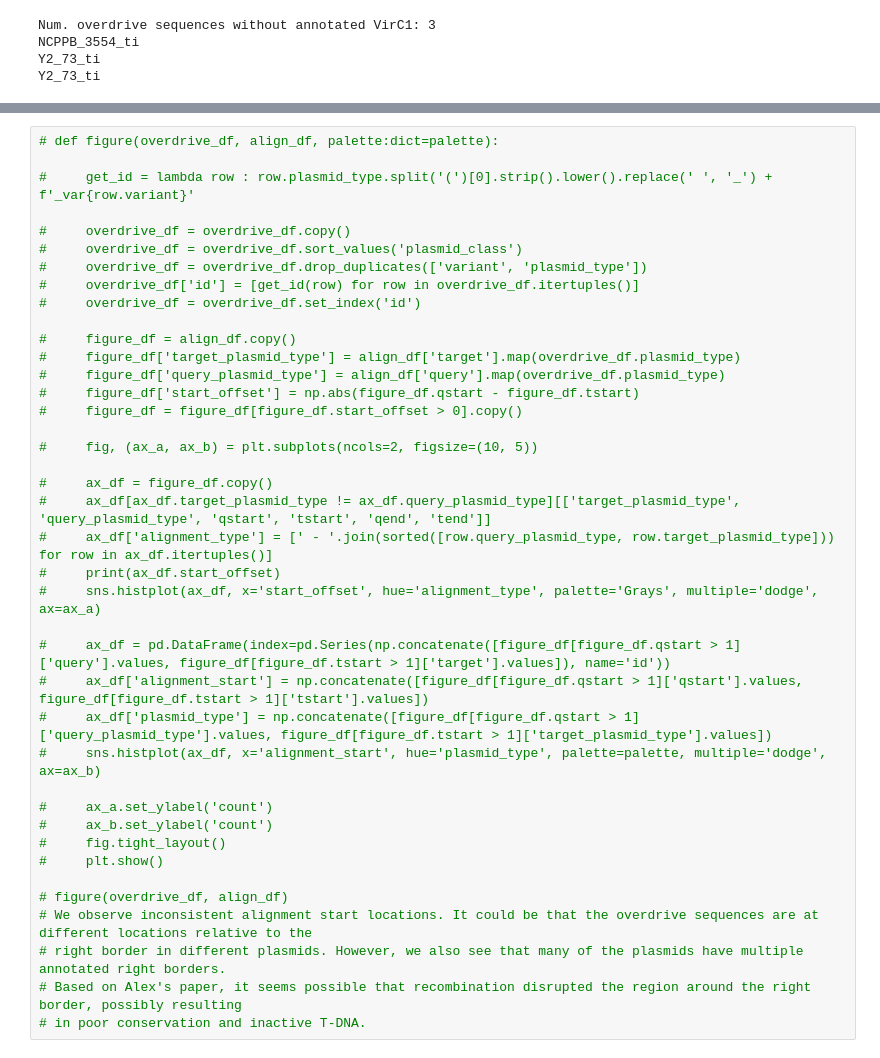
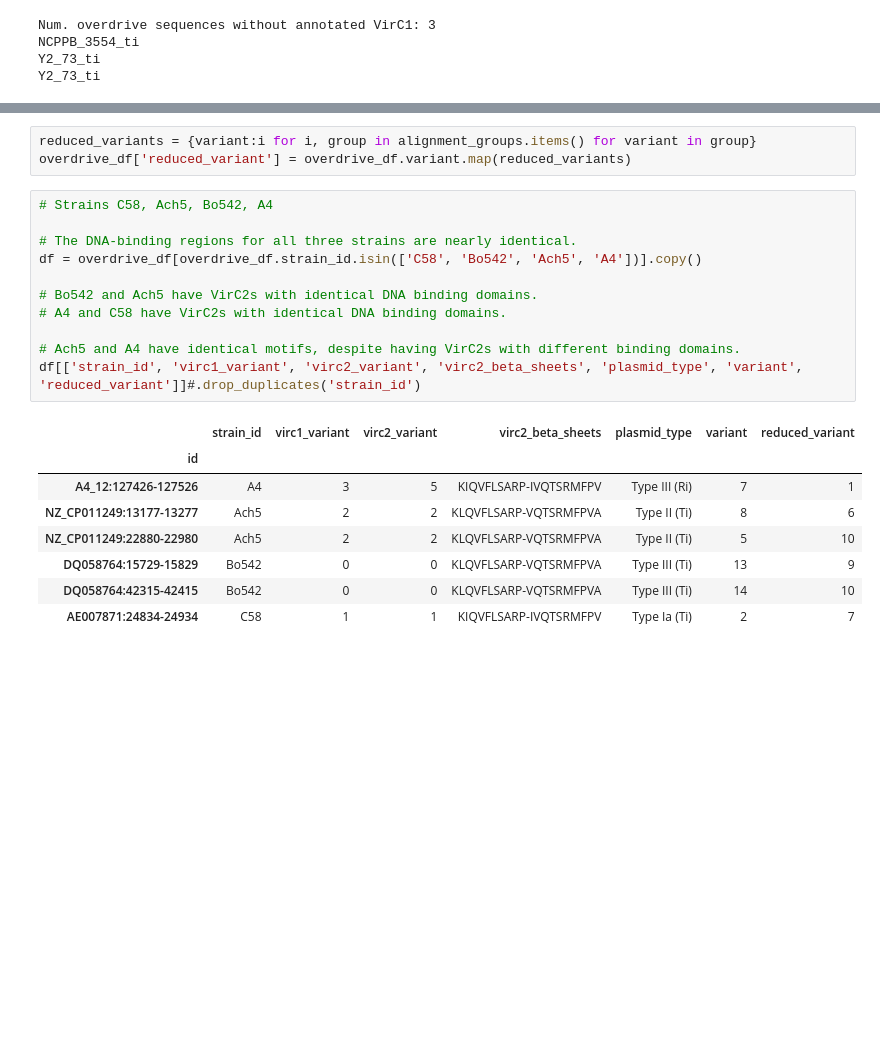
Before and after one commit to pipparichter/overdrive, a Jupyter notebook: notebooks/sandbox-1.1.ipynb, the cells around one changed output, grey strips where cells are left out. Drawn from its saved outputs; the diff is of its cells as text; blank space fills up the shorter version.

```diff
--- a/notebooks/sandbox-1.1.ipynb
+++ b/notebooks/sandbox-1.1.ipynb
@@ -478,40 +373,23 @@ KeyError: "['type_ivc_var17', 'type_ivb_var18', 'type_iii_var15', 'type_ii_var9'
-# %%
-# def figure(overdrive_df, align_df, palette:dict=palette):
-
-#     get_id = lambda row : row.plasmid_type.split('(')[0].strip().lower().replace(' ', '_') + f'_var{row.variant}'
-
-#     overdrive_df = overdrive_df.copy()
-#     overdrive_df = overdrive_df.sort_values('plasmid_class')
-#     overdrive_df = overdrive_df.drop_duplicates(['variant', 'plasmid_type'])
-#     overdrive_df['id'] = [get_id(row) for row in overdrive_df.itertuples()]
-#     overdrive_df = overdrive_df.set_index('id')
-
-#     figure_df = align_df.copy()
-#     figure_df['target_plasmid_type'] = align_df['target'].map(overdrive_df.plasmid_type)
-#     figure_df['query_plasmid_type'] = align_df['query'].map(overdrive_df.plasmid_type)
-#     figure_df['start_offset'] = np.abs(figure_df.qstart - figure_df.tstart)
-#     figure_df = figure_df[figure_df.start_offset > 0].copy()
-
-#     fig, (ax_a, ax_b) = plt.subplots(ncols=2, figsize=(10, 5))
-
-#     ax_df = figure_df.copy()
-#     ax_df[ax_df.target_plasmid_type != ax_df.query_plasmid_type][['target_plasmid_type', 'query_plasmid_type', 'qstart', 'tstart', 'qend', 'tend']]
-#     ax_df['alignment_type'] = [' - '.join(sorted([row.query_plasmid_type, row.target_plasmid_type])) for row in ax_df.itertuples()]
-#     print(ax_df.start_offset)
-#     sns.histplot(ax_df, x='start_offset', hue='alignment_type', palette='Grays', multiple='dodge', ax=ax_a)
-
-#     ax_df = pd.DataFrame(index=pd.Series(np.concatenate([figure_df[figure_df.qstart > 1]['query'].values, figure_df[figure_df.tstart > 1]['target'].values]), name='id'))
-#     ax_df['alignment_start'] = np.concatenate([figure_df[figure_df.qstart > 1]['qstart'].values, figure_df[figure_df.tstart > 1]['tstart'].values])
-#     ax_df['plasmid_type'] = np.concatenate([figure_df[figure_df.qstart > 1]['query_plasmid_type'].values, figure_df[figure_df.tstart > 1]['target_plasmid_type'].values])
-#     sns.histplot(ax_df, x='alignment_start', hue='plasmid_type', palette=palette, multiple='dodge', ax=ax_b)
-
-#     ax_a.set_ylabel('count')
-#     ax_b.set_ylabel('count')
-#     fig.tight_layout()
-#     plt.show()
-
-# figure(overdrive_df, align_df)
-# We observe inconsistent alignment start locations. It could be that the overdrive sequences are at different locations relative to the
-# right border in different plasmids. However, we also see that many of the plasmids have multiple annotated right borders.
-# Based on Alex's paper, it seems possible that recombination disrupted the region around the right border, possibly resulting
-# in poor conservation and inactive T-DNA.
+# %%
+reduced_variants = {variant:i for i, group in alignment_groups.items() for variant in group}
+overdrive_df['reduced_variant'] = overdrive_df.variant.map(reduced_variants)
+# %%
+# Strains C58, Ach5, Bo542, A4
+
+# The DNA-binding regions for all three strains are nearly identical.
+df = overdrive_df[overdrive_df.strain_id.isin(['C58', 'Bo542', 'Ach5', 'A4'])].copy()
+
+# Bo542 and Ach5 have VirC2s with identical DNA binding domains.
+# A4 and C58 have VirC2s with identical DNA binding domains.
+
+# Ach5 and A4 have identical motifs, despite having VirC2s with different binding domains.
+df[['strain_id', 'virc1_variant', 'virc2_variant', 'virc2_beta_sheets', 'plasmid_type', 'variant', 'reduced_variant']]#.drop_duplicates('strain_id')
+# %% [output]
+|  | strain_id | virc1_variant | virc2_variant | virc2_beta_sheets | plasmid_type | variant | reduced_variant |
+| id |  |  |  |  |  |  |  |
+| A4_12:127426-127526 | A4 | 3 | 5 | KIQVFLSARP-IVQTSRMFPV | Type III (Ri) | 7 | 1 |
+| NZ_CP011249:13177-13277 | Ach5 | 2 | 2 | KLQVFLSARP-VQTSRMFPVA | Type II (Ti) | 8 | 6 |
+| NZ_CP011249:22880-22980 | Ach5 | 2 | 2 | KLQVFLSARP-VQTSRMFPVA | Type II (Ti) | 5 | 10 |
+| DQ058764:15729-15829 | Bo542 | 0 | 0 | KLQVFLSARP-VQTSRMFPVA | Type III (Ti) | 13 | 9 |
+| DQ058764:42315-42415 | Bo542 | 0 | 0 | KLQVFLSARP-VQTSRMFPVA | Type III (Ti) | 14 | 10 |
+| AE007871:24834-24934 | C58 | 1 | 1 | KIQVFLSARP-IVQTSRMFPV | Type Ia (Ti) | 2 | 7 |
```
Also changed, not shown: parts of 21 cells of this notebook, 5 other files.
